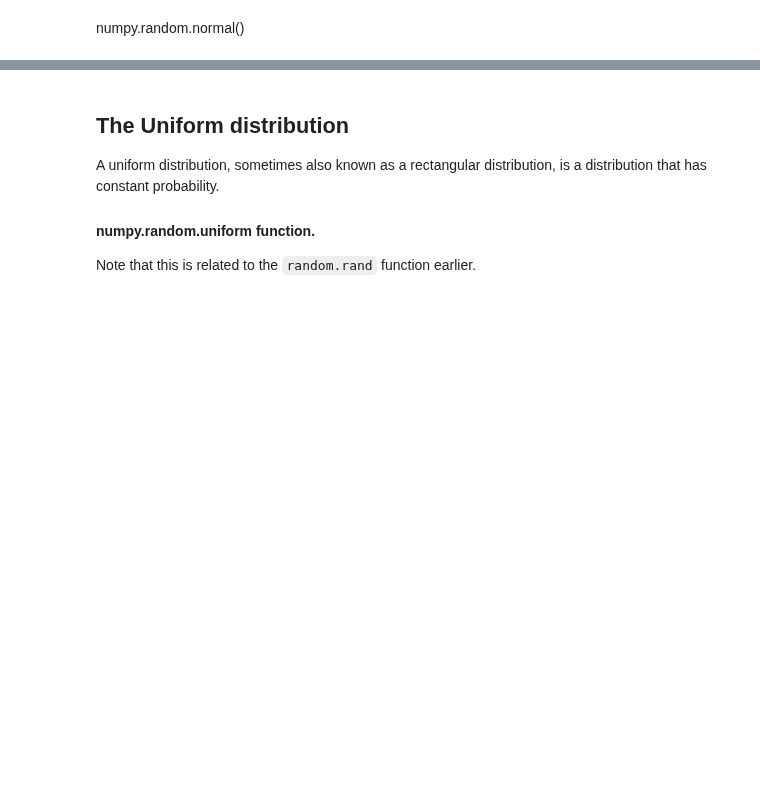
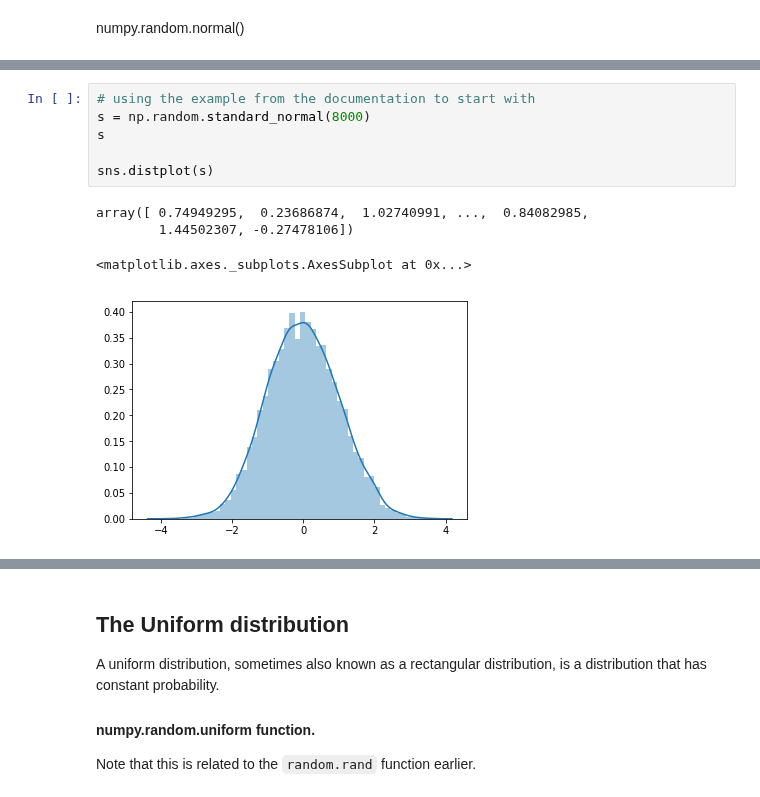
Before and after one commit to angela1C/Programming-for-Data-Analysis-numpy.random-project-2019, a Jupyter notebook: NumpyRandom.ipynb, the cells around one changed output, grey strips where cells are left out. Cells and saved outputs as stored; diff of their text form; blank space fills up the shorter version.

Commit message:
normal distribution functions

```diff
--- a/NumpyRandom.ipynb
+++ b/NumpyRandom.ipynb
@@ -693,2 +741,13 @@ np.random.normal()
+# %%
+# using the example from the documentation to start with
+s = np.random.standard_normal(8000)
+s
+
+sns.distplot(s)
+# %% [output]
+array([ 0.74949295,  0.23686874,  1.02740991, ...,  0.84082985,
+        1.44502307, -0.27478106])
+<matplotlib.axes._subplots.AxesSubplot at 0x...>
+[figure, added]
 # %%
 np.random.standard_normal()
```
Also changed, not shown: parts of 16 cells of this notebook.
